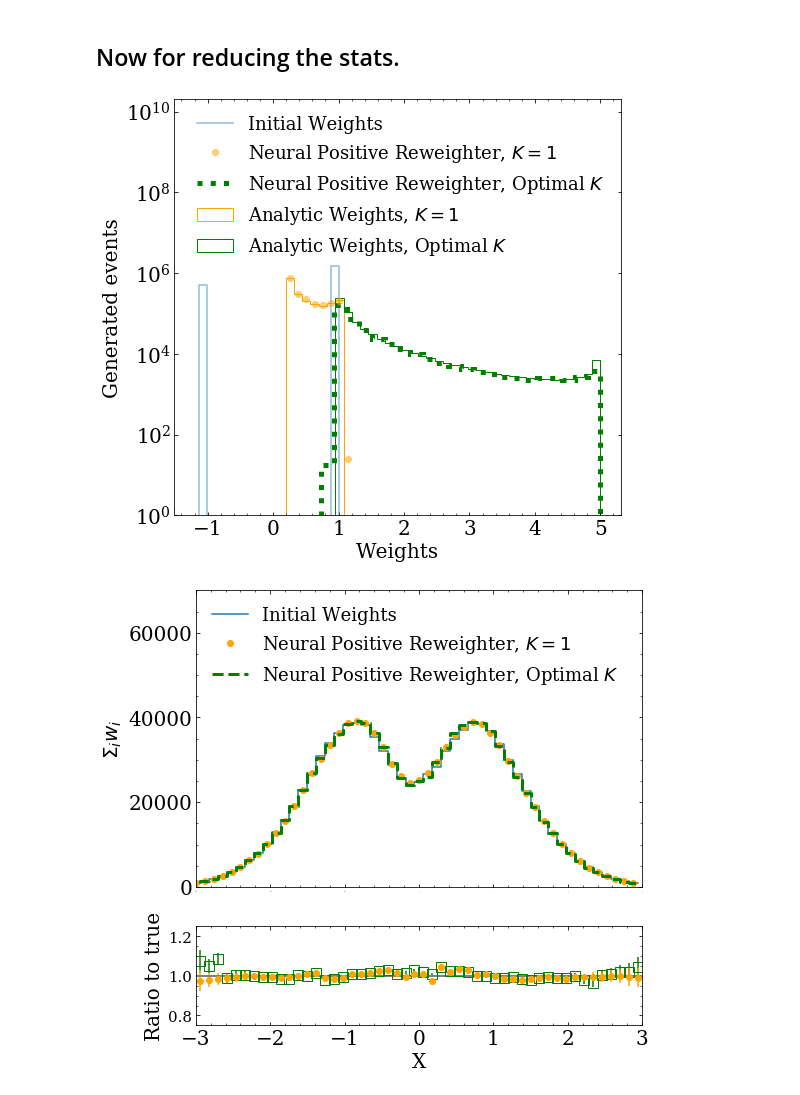
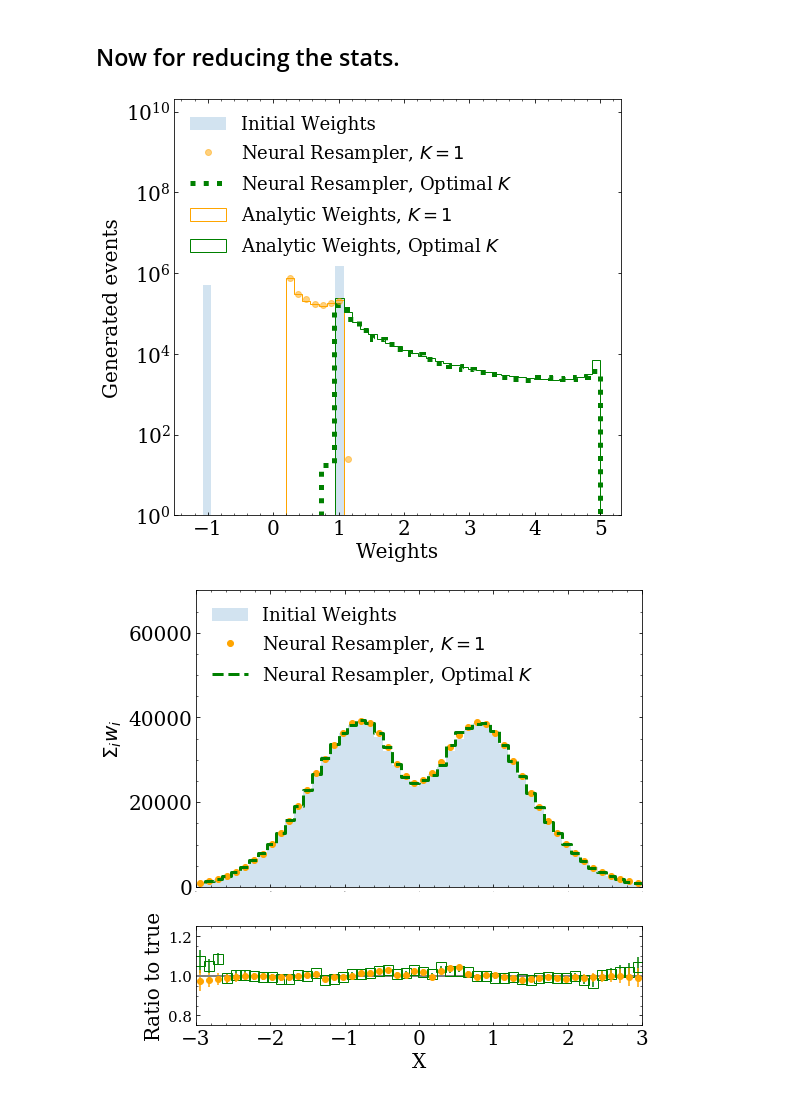
Before and after one commit to bnachman/NeuralPositiveResampler, a Jupyter notebook: GaussianExample.ipynb, the cells around one changed output. Cells and saved outputs as stored; diff of their text form; code cells hidden in the pictures.

```diff
--- a/GaussianExample.ipynb
+++ b/GaussianExample.ipynb
@@ -136,19 +136,20 @@ plt.xticks(fontsize=20)
 plt.yticks(fontsize=20)
 ax0.minorticks_on()
 
-myn0,bmjj=np.histogram(W_val[Y_val==1],bins=np.linspace(-1.2,5,50))
-plt.step(0.5*(bmjj[1:]+bmjj[:-1]),myn0,label="Initial Weights",alpha=0.5)
+plt.hist(W_val[Y_val==1],bins=np.linspace(-1.2,5,50),alpha=0.2,label="Initial Weights")
 
 plt.hist(analytic_weights[Y_val==0],label="Analytic Weights, $K=1$",color="orange",histtype="step",bins=np.linspace(-1.2,5,50),linewidth=1)
 plt.hist(1./analytic_weights[Y_val==0],weights=analytic_weights[Y_val==0]**2,label="Analytic Weights, Optimal $K$",color="green",histtype="step",bins=np.linspace(-1.2,5,50))
 
-myn,_=np.histogram(myw[Y_val==0],bins=np.linspace(-1.2,5,50))
+myn,bmjj=np.histogram(myw[Y_val==0],bins=np.linspace(-1.2,5,50))
 myn2,_=np.histogram(-1000*neweights,bins=np.linspace(-1.2,5.,50))
 myn2+=[0]
-plt.plot(0.5*(bmjj[1:]+bmjj[:-1]),myn,label=r"Neural Positive Reweighter, $K=1$",color='orange',alpha=0.5,marker='o',ls="")
-plt.step(0.5*(bmjj[1:]+bmjj[:-1])+0.5*6/50,myn2,label=r"Neural Positive Reweighter, Optimal $K$",color="green",ls=":",linewidth=5)
+plt.plot(0.5*(bmjj[1:]+bmjj[:-1]),myn,label=r"Neural Resampler, $K=1$",color='orange',alpha=0.5,marker='o',ls="")
+plt.step(0.5*(bmjj[1:]+bmjj[:-1])+0.5*6/50,myn2,label=r"Neural Resampler, Optimal $K$",color="green",ls=":",linewidth=5)
 
-plt.legend(frameon=False,fontsize=18)
+handles, labels = ax0.get_legend_handles_labels()
+ax0.legend([handles[2],handles[0],handles[1],handles[3],handles[4]], [labels[2],labels[0],labels[1],labels[3],labels[4]],frameon=False,fontsize=18,loc="upper left")
+#plt.legend(frameon=False,fontsize=18)
 
 #Binning artifacts in the last bin.
 _,_,_=plt.hist(neweights,bins=np.linspace(-1.2,5.,33),weights=3/5.*np.ones(len(neweights)),color="green",ls=":",linewidth=5,histtype="step")
@@ -160,7 +161,7 @@ plt.ylabel(r"Generated events",fontsize=20)
 #plt.locator_params(axis='y', nbins=6)
 plt.savefig("wgauss.pdf",bbox_inches='tight')
 # %% [output]
-[figure, old version]
+[figure, new version]
 # %%
 Bins_val = np.array([np.digitize(x,np.linspace(-3,3,51)) for x in X_val])
 # %%
@@ -188,43 +189,46 @@ plt.xticks(fontsize=20)
 plt.yticks(fontsize=20)
 ax0.minorticks_on()
 
-#_,bins,_=plt.hist(X_val[Y_val==0],bins=np.linspace(-3,3,51),alpha=0.5,label="Unweighted")
-myn2,bmjj=np.histogram(X_val[Y_val==1],weights=W_val[Y_val==1],bins=np.linspace(-3,3,51)) #,alpha=0.5,label="Weighted")
-myn3,_=np.histogram(X_val[Y_val==0],weights=myw[Y_val==0][:,0],bins=np.linspace(-3,3,51)) #,label=r"Neural Positive Reweighter, $K=1$",histtype="step",color="orange",linewidth=5)
+myn2,_,_=plt.hist(X_val[Y_val==1],bins=np.linspace(-3,3,51),weights=W_val[Y_val==1],alpha=0.2,label=r"Initial Weights")
+#myn2,bmjj=np.histogram(X_val[Y_val==1],weights=W_val[Y_val==1],bins=np.linspace(-3,3,51))
+#myn2,bmjj=np.histogram(X_val[Y_val==1],weights=W_val[Y_val==1],bins=np.linspace(-3,3,51)) #,alpha=0.5,label="Weighted")
+myn3,bmjj=np.histogram(X_val[Y_val==0],weights=myw[Y_val==0][:,0],bins=np.linspace(-3,3,51)) #,label=r"Neural Positive Reweighter, $K=1$",histtype="step",color="orange",linewidth=5)
 myn4,_=np.histogram(newxvals,weights=neweights,bins=np.linspace(-3,3,51)) #,label=r"Neural Positive Reweighter, Optimal $K$",histtype="step",color="green",ls=":",linewidth=5)
 
-plt.step(0.5*(bmjj[1:]+bmjj[:-1]),myn2,label=r"Initial Weights")
-plt.plot(0.5*(bmjj[1:]+bmjj[:-1])-0.5*6/51,myn3,label=r"Neural Positive Reweighter, $K=1$",ls="none",marker="o",color="orange")
-plt.step(0.5*(bmjj[1:]+bmjj[:-1]),myn4,label=r"Neural Positive Reweighter, Optimal $K$",ls="--",color="green",linewidth=3)
+#plt.step(0.5*(bmjj[1:]+bmjj[:-1]),myn2,label=r"Initial Weights")
+plt.plot(0.5*(bmjj[1:]+bmjj[:-1]),myn3,label=r"Neural Resampler, $K=1$",ls="none",marker="o",color="orange")
+plt.step(0.5*(bmjj[1:]+bmjj[:-1])+0.5*6/51,myn4,label=r"Neural Resampler, Optimal $K$",ls="--",color="green",linewidth=3)
 
-plt.legend(frameon=False,fontsize=18,loc="upper left")
+handles, labels = ax0.get_legend_handles_labels()
+ax0.legend([handles[2],handles[0],handles[1]], [labels[2],labels[0],labels[1]],frameon=False,fontsize=18,loc="upper left")
+#plt.legend(frameon=False,fontsize=18,loc="upper left")
 plt.xlim([-3,3])
 plt.ylim([0,70000])
 plt.ylabel(r"$\Sigma_i w_i$",fontsize=20)
 plt.xlabel("",fontsize=20)
 plt.xticks(fontsize=0)
 plt.locator_params(axis='y', nbins=6)
 
 ax1 = plt.subplot(gs[1])
 ax1.yaxis.set_ticks_position('both')
 ax1.xaxis.set_ticks_position('both')
 ax1.tick_params(direction="in",which="both")
 ax1.minorticks_on()
 plt.xlim([-3,3])
 plt.locator_params(axis='x', nbins=6)
 plt.xlabel(r"X",fontsize=20)
 plt.ylabel("Ratio to true",fontsize=20)
 plt.xticks(fontsize=20)
 plt.yticks(fontsize=15)
 plt.axhline(y=1,linewidth=2, color='gray')
 plt.errorbar(0.5*(bmjj[1:]+bmjj[:-1]),myn3/myn2,yerr=(W2_new[:,0][:-1]+myn2)**0.5/myn2,color='green',fmt='s',fillstyle="none",markersize=10)
 plt.errorbar(0.5*(bmjj[1:]+bmjj[:-1]),myn4/myn2,yerr=(W2_sampled[:-1]+myn2)**0.5/myn2,color='orange',fmt="o")
 plt.ylim(0.75,1.25)
 #plt.xlim(-0.5,9.5)
 
 plt.savefig("gauss_withK.pdf",bbox_inches='tight')
 # %% [output]
-[figure, old version]
+[figure, new version]
 # %%
 print(len(X_val[Y_val==1]))
 print(len(X_val[Y_val==0]))
```
Also changed, not shown: parts of 3 cells of this notebook.
